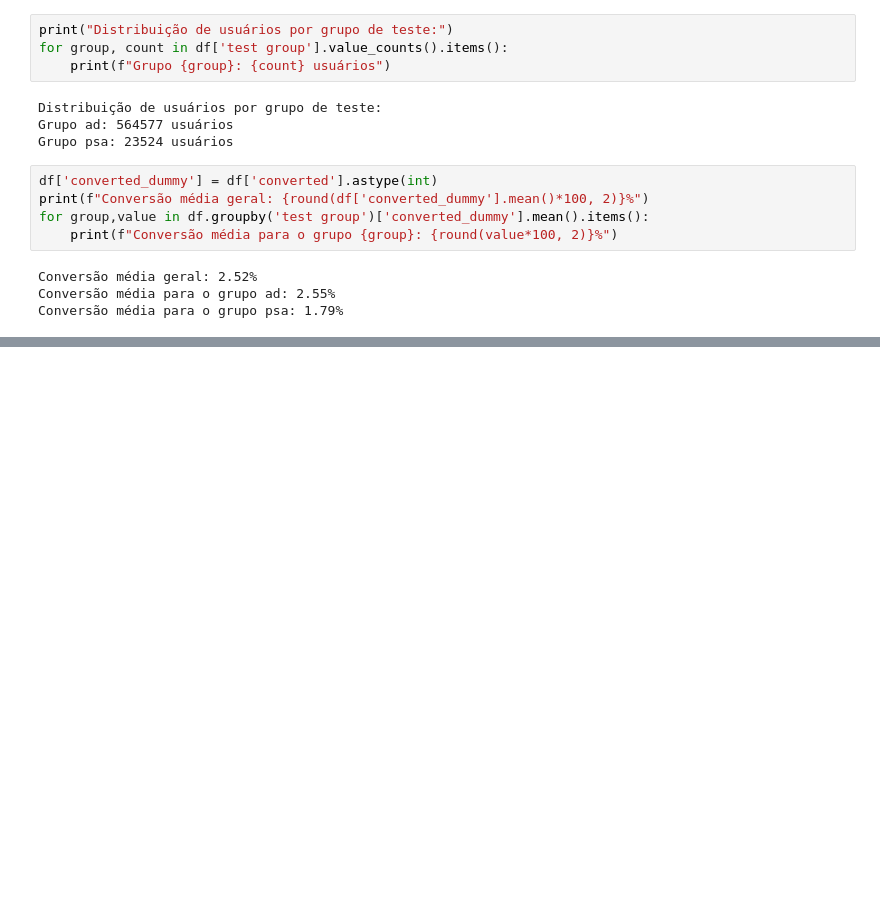
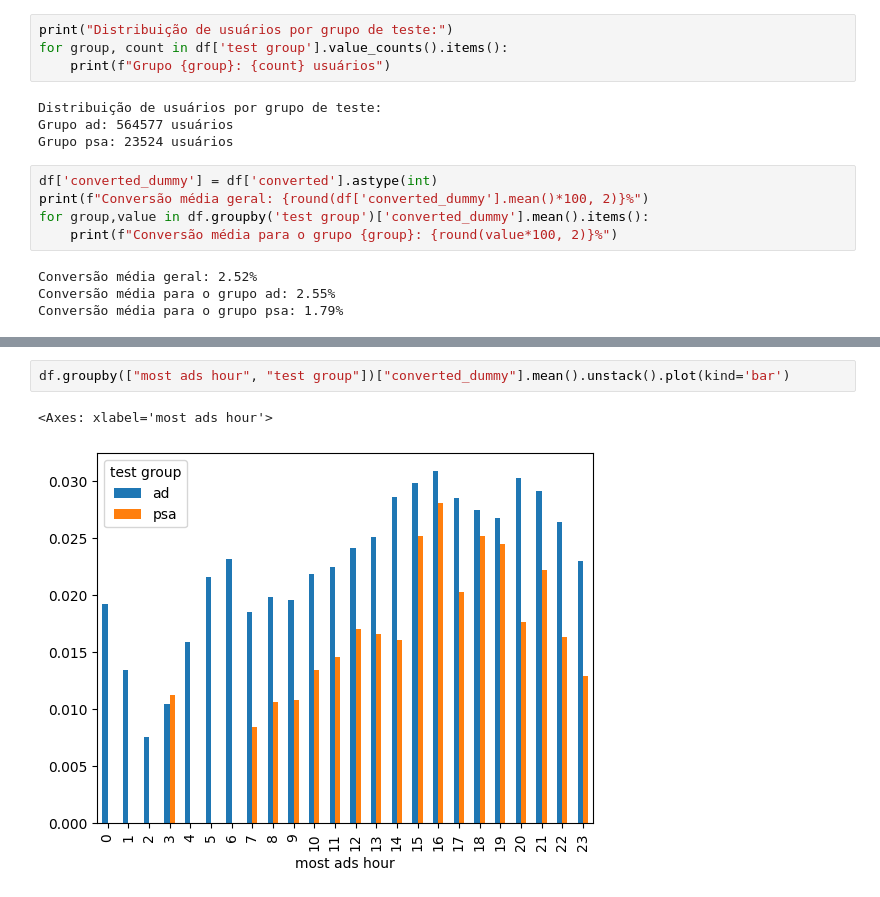
Before and after one commit to faduzin/t-d-test-ab, a Jupyter notebook: notebooks/analysis.ipynb, the cells around one changed output, grey strips where cells are left out. Saved outputs shown, nothing was run; the diff lists cells and outputs as text; blank space fills up the shorter version.

```diff
--- a/notebooks/analysis.ipynb
+++ b/notebooks/analysis.ipynb
@@ -70,0 +135,5 @@ Conversão média para o grupo psa: 1.79%
+# %%
+df.groupby(["most ads hour", "test group"])["converted_dummy"].mean().unstack().plot(kind='bar')
+# %% [output]
+<Axes: xlabel='most ads hour'>
+[figure, added]
```
Also changed, not shown: parts of 11 cells of this notebook, 1 other file.
